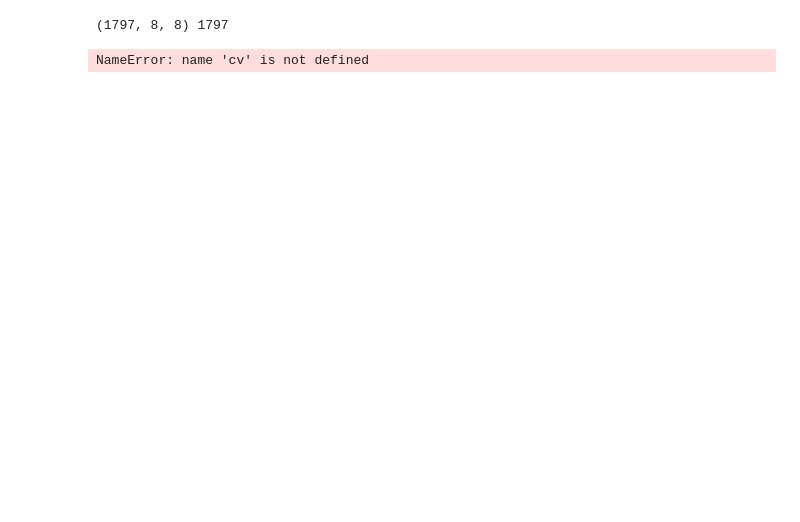
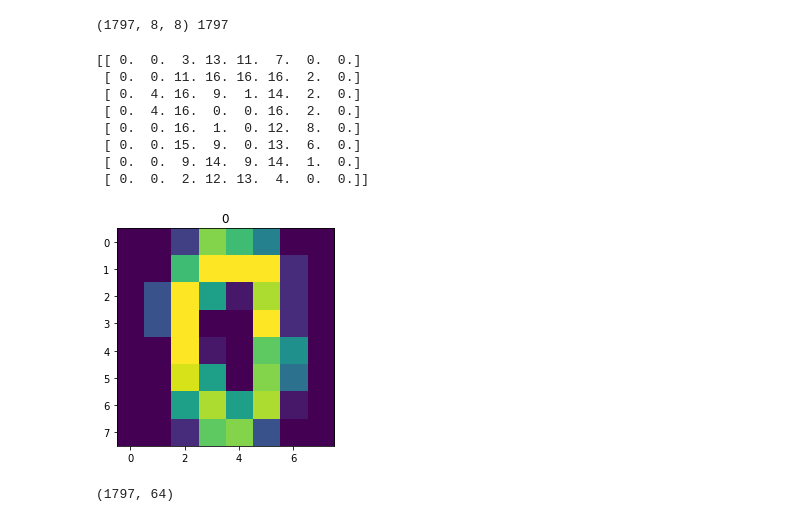
Before and after one commit to jerck1/JohnErickCabreraRamirez_Ejercicio010, a Jupyter notebook: predice_uno.ipynb, the cells around one changed output. Cells and saved outputs as stored; diff of their text form; code cells hidden in the pictures; blank space fills up the shorter version.

```diff
--- a/predice_uno.ipynb
+++ b/predice_uno.ipynb
@@ -19,4 +15,21 @@ data=np.load
-# %%
-im = cv.LoadImage("abc.png")
-# %% [output]
-NameError: name 'cv' is not defined
+# %%
+i=20 # este es uno de esos digitos
+_ = plt.imshow(imagenes[i])
+plt.title('{}'.format(target[i]))
+print(imagenes[i])
+# %% [output]
+[[ 0.  0.  3. 13. 11.  7.  0.  0.]
+ [ 0.  0. 11. 16. 16. 16.  2.  0.]
+ [ 0.  4. 16.  9.  1. 14.  2.  0.]
+ [ 0.  4. 16.  0.  0. 16.  2.  0.]
+ [ 0.  0. 16.  1.  0. 12.  8.  0.]
+ [ 0.  0. 15.  9.  0. 13.  6.  0.]
+ [ 0.  0.  9. 14.  9. 14.  1.  0.]
+ [ 0.  0.  2. 12. 13.  4.  0.  0.]]
+[figure, added]
+# %%
+# para poder correr PCA debemos "aplanar las imagenes"
+data = imagenes.reshape((n_imagenes, -1)) # para volver a tener los datos como imagen basta hacer data.reshape((n_imagenes, 8, 8))
+print(np.shape(data))
+# %% [output]
+(1797, 64)
```
Also changed, not shown: parts of 10 cells of this notebook, 2 other files.
